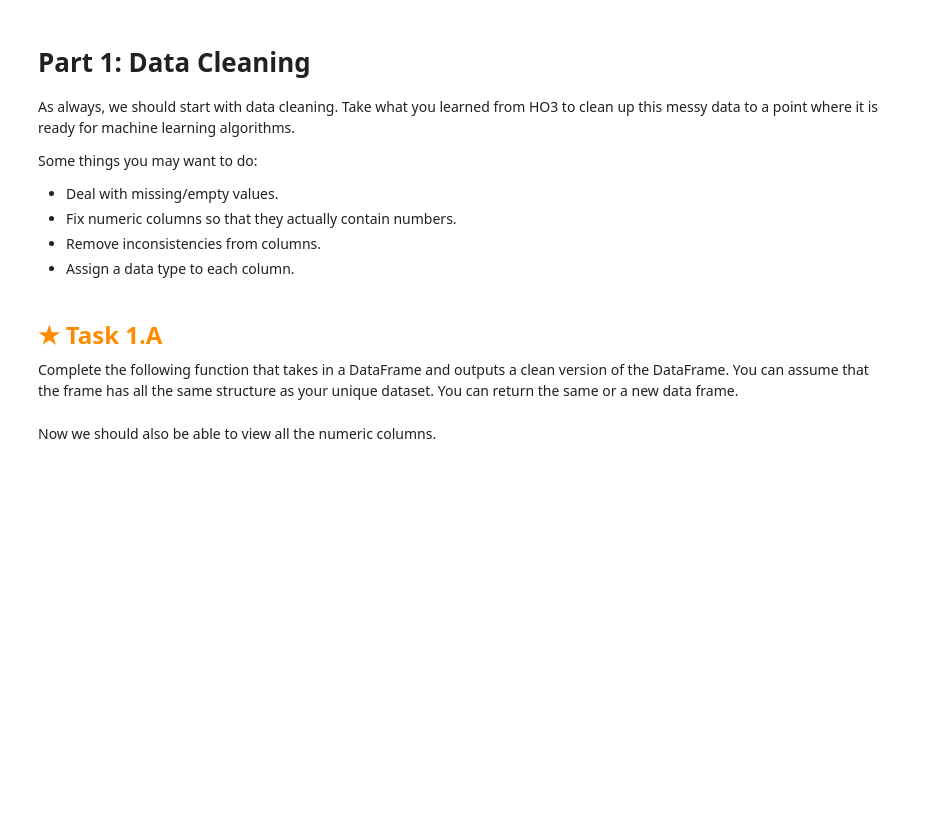
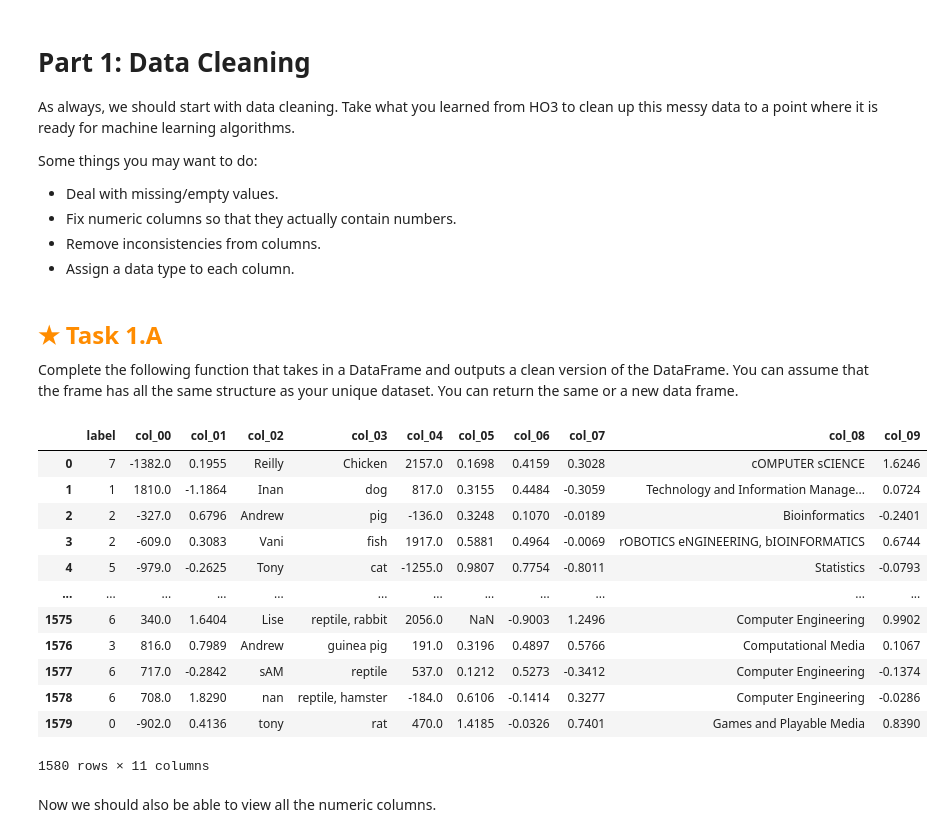
Before and after one commit to HeisenbergKnocks/Insight-Engine, a Jupyter notebook: assignment.ipynb, the cells around one changed output. Drawn from its saved outputs; the diff is of its cells as text; code cells hidden in the pictures; blank space fills up the shorter version.

```diff
--- a/assignment.ipynb
+++ b/assignment.ipynb
@@ -84,10 +134,63 @@ You can assume that the frame has all the same structure as your unique dataset.
 You can return the same or a new data frame.
 # %%
 def clean_data(frame):
-    return NotImplemented
+    frame = frame.copy()
+
+    for col, val, in frame.items():
+        for i, val in enumerate(val):
+            if pd.isnull(val):
+                frame.at[i, col] = np.nan
+            if isinstance(val, str):
+                numbers = re.findall(r'[-+]?\d*\.?\d+', val)
+                if numbers:
+                    numbers = numbers[0]
+                    # Float
+                    if '.' in numbers:
+                        frame.at[i, col] = float(numbers)
+                    # Int
+                    else:
+                        frame.at[i, col] = int(numbers)
+                # if everything is a char or a space
+                if all(char.isalpha() or char.isspace() for char in val):
+                    frame.at[i, col] = str(val)
+                elif val == '?':
+                    frame.at[i, col] = np.nan
+
+    for column in frame.columns:
+        non_nan_values = frame[column].dropna()
+        # If its a number
+        if non_nan_values.apply(lambda x: isinstance(x, (int, np.integer))).all():
+            # If its a float
+            if pd.isnull(frame[column]).any():
+                frame[column] = frame[column].astype(float)
+            # Its a int
+            else:
+                frame[column] = frame[column].astype(int)
+        # Float
+        elif non_nan_values.apply(lambda x: isinstance(x, (float, np.floating))).all():
+            frame[column] = frame[column].astype(float)
+        # String
+        else:
+            frame[column] = frame[column].astype(str)
+
+    return frame
 
 unique_data = clean_data(unique_data)
 unique_data
+# %% [output]
+|  | label | col_00 | col_01 | col_02 | col_03 | col_04 | col_05 | col_06 | col_07 | col_08 | col_09 |
+| 0 | 7 | -1382.0 | 0.1955 | Reilly | Chicken | 2157.0 | 0.1698 | 0.4159 | 0.3028 | cOMPUTER sCIENCE | 1.6246 |
+| 1 | 1 | 1810.0 | -1.1864 | Inan | dog | 817.0 | 0.3155 | 0.4484 | -0.3059 | Technology and Information Manage... | 0.0724 |
+| 2 | 2 | -327.0 | 0.6796 | Andrew | pig | -136.0 | 0.3248 | 0.1070 | -0.0189 | Bioinformatics | -0.2401 |
+| 3 | 2 | -609.0 | 0.3083 | Vani | fish | 1917.0 | 0.5881 | 0.4964 | -0.0069 | rOBOTICS eNGINEERING, bIOINFORMATICS | 0.6744 |
+| 4 | 5 | -979.0 | -0.2625 | Tony | cat | -1255.0 | 0.9807 | 0.7754 | -0.8011 | Statistics | -0.0793 |
+| ... | ... | ... | ... | ... | ... | ... | ... | ... | ... | ... | ... |
+| 1575 | 6 | 340.0 | 1.6404 | Lise | reptile, rabbit | 2056.0 | NaN | -0.9003 | 1.2496 | Computer Engineering | 0.9902 |
+| 1576 | 3 | 816.0 | 0.7989 | Andrew | guinea pig | 191.0 | 0.3196 | 0.4897 | 0.5766 | Computational Media | 0.1067 |
+| 1577 | 6 | 717.0 | -0.2842 | sAM | reptile | 537.0 | 0.1212 | 0.5273 | -0.3412 | Computer Engineering | -0.1374 |
+| 1578 | 6 | 708.0 | 1.8290 | nan | reptile, hamster | -184.0 | 0.6106 | -0.1414 | 0.3277 | Computer Engineering | -0.0286 |
+| 1579 | 0 | -902.0 | 0.4136 | tony | rat | 470.0 | 1.4185 | -0.0326 | 0.7401 | Games and Playable Media | 0.8390 |
+1580 rows × 11 columns
 # %% [markdown]
 Now we should also be able to view all the numeric columns.
 # %%
```
Also changed, not shown: parts of 9 cells of this notebook.
